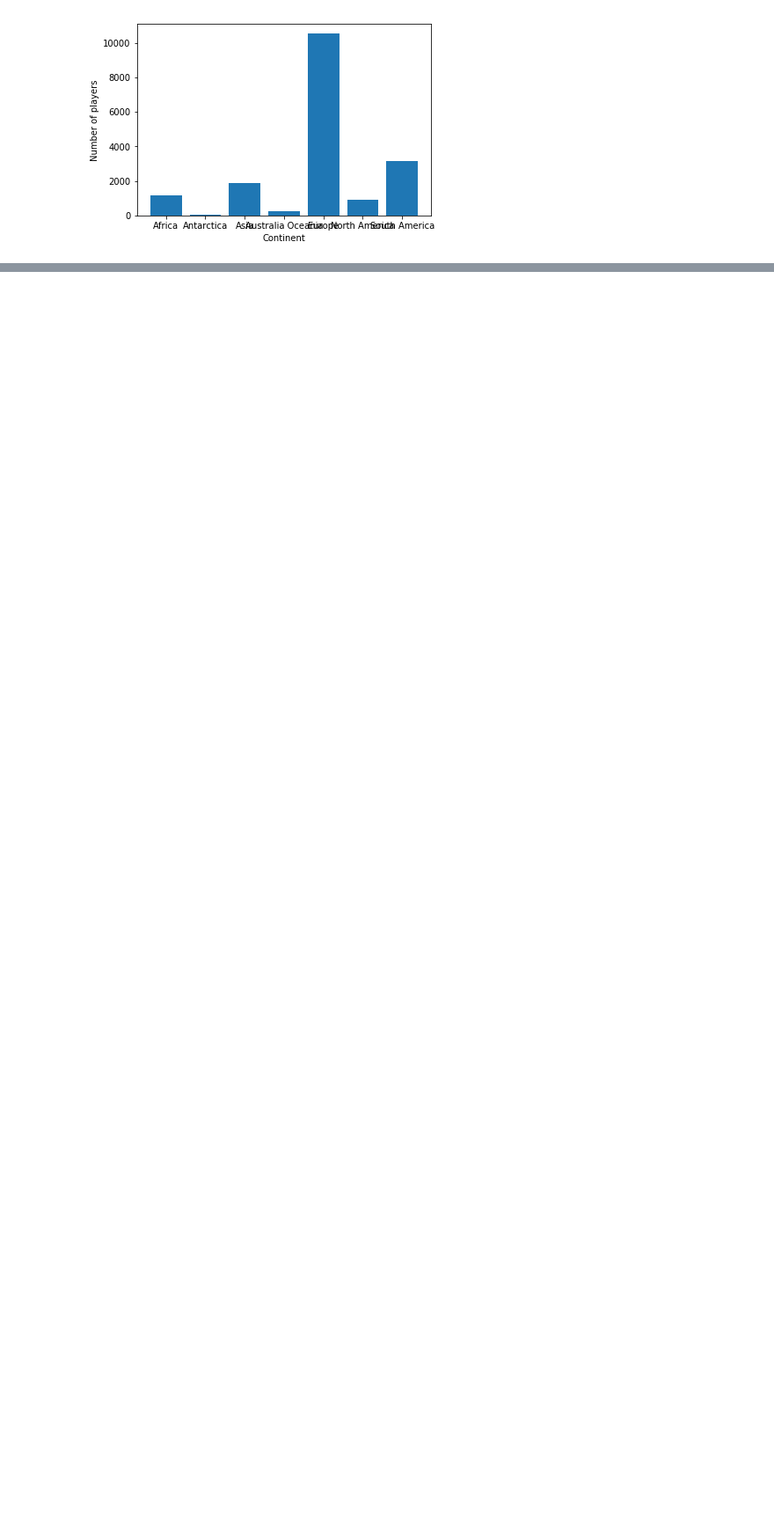
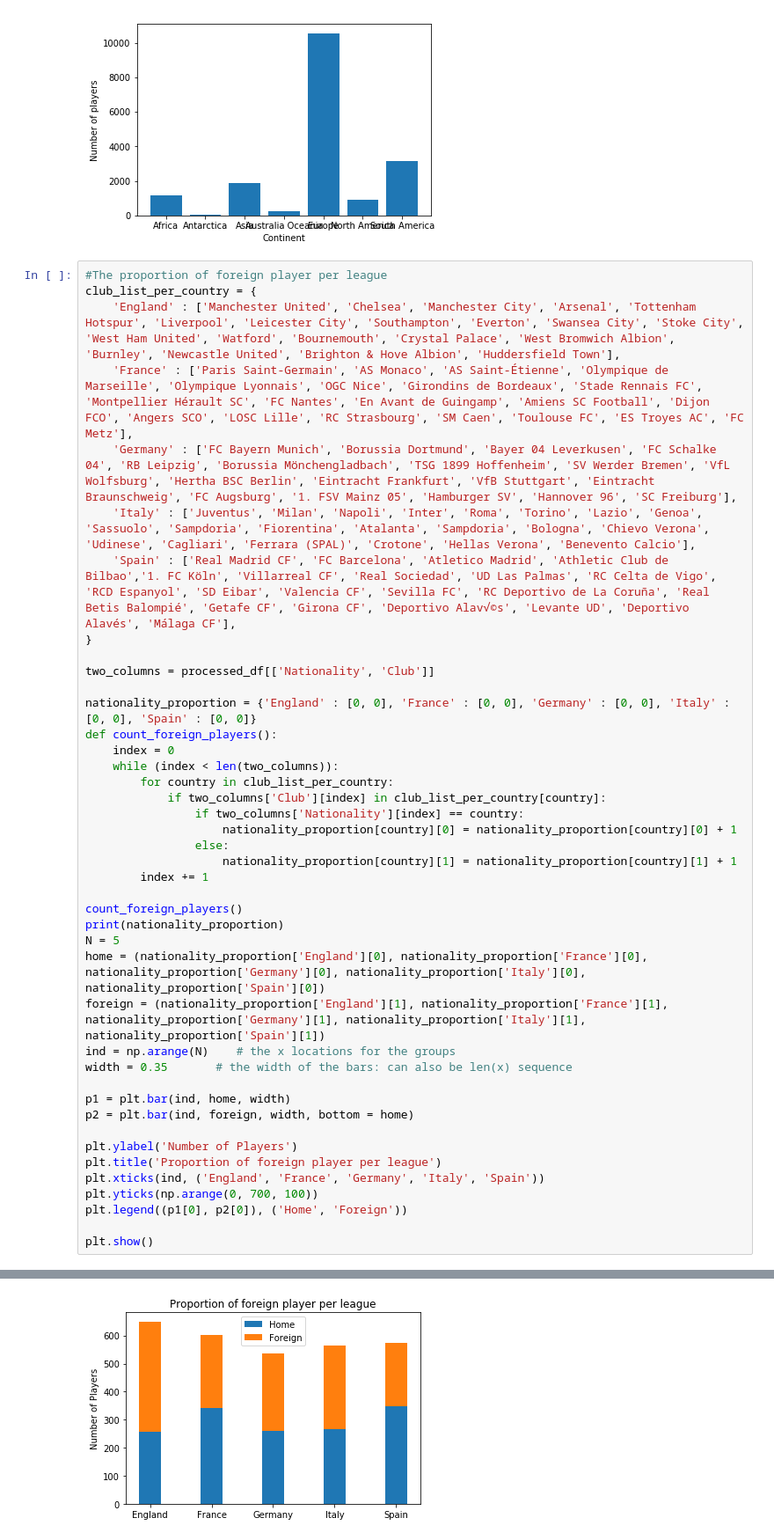
Before and after one commit to Fournierp/Fifa18, a Jupyter notebook: Fifa 18 Model.ipynb, the cells around one changed output, grey strips where cells are left out. Shown at 88% size. Cells and saved outputs as stored; diff of their text form; blank space fills up the shorter version.

Commit message:
Proportions

```diff
--- a/Fifa 18 Model.ipynb
+++ b/Fifa 18 Model.ipynb
@@ -136,3 +136,46 @@ plt.ylabel('Number of players')
 plt.show()
 # %% [output]
 [figure]
+# %%
+#The proportion of foreign player per league
+club_list_per_country = {
+    'England' : ['Manchester United', 'Chelsea', 'Manchester City', 'Arsenal', 'Tottenham Hotspur', 'Liverpool', 'Leicester City', 'Southampton', 'Everton', 'Swansea City', 'Stoke City', 'West Ham United', 'Watford', 'Bournemouth', 'Crystal Palace', 'West Bromwich Albion', 'Burnley', 'Newcastle United', 'Brighton & Hove Albion', 'Huddersfield Town'],
+    'France' : ['Paris Saint-Germain', 'AS Monaco', 'AS Saint-Étienne', 'Olympique de Marseille', 'Olympique Lyonnais', 'OGC Nice', 'Girondins de Bordeaux', 'Stade Rennais FC', 'Montpellier Hérault SC', 'FC Nantes', 'En Avant de Guingamp', 'Amiens SC Football', 'Dijon FCO', 'Angers SCO', 'LOSC Lille', 'RC Strasbourg', 'SM Caen', 'Toulouse FC', 'ES Troyes AC', 'FC Metz'],
+    'Germany' : ['FC Bayern Munich', 'Borussia Dortmund', 'Bayer 04 Leverkusen', 'FC Schalke 04', 'RB Leipzig', 'Borussia Mönchengladbach', 'TSG 1899 Hoffenheim', 'SV Werder Bremen', 'VfL Wolfsburg', 'Hertha BSC Berlin', 'Eintracht Frankfurt', 'VfB Stuttgart', 'Eintracht Braunschweig', 'FC Augsburg', '1. FSV Mainz 05', 'Hamburger SV', 'Hannover 96', 'SC Freiburg'],
+    'Italy' : ['Juventus', 'Milan', 'Napoli', 'Inter', 'Roma', 'Torino', 'Lazio', 'Genoa', 'Sassuolo', 'Sampdoria', 'Fiorentina', 'Atalanta', 'Sampdoria', 'Bologna', 'Chievo Verona', 'Udinese', 'Cagliari', 'Ferrara (SPAL)', 'Crotone', 'Hellas Verona', 'Benevento Calcio'],
+    'Spain' : ['Real Madrid CF', 'FC Barcelona', 'Atletico Madrid', 'Athletic Club de Bilbao','1. FC Köln', 'Villarreal CF', 'Real Sociedad', 'UD Las Palmas', 'RC Celta de Vigo', 'RCD Espanyol', 'SD Eibar', 'Valencia CF', 'Sevilla FC', 'RC Deportivo de La Coruña', 'Real Betis Balompié', 'Getafe CF', 'Girona CF', 'Deportivo Alav√©s', 'Levante UD', 'Deportivo Alavés', 'Málaga CF'],
+}
+
+two_columns = processed_df[['Nationality', 'Club']]
+
+nationality_proportion = {'England' : [0, 0], 'France' : [0, 0], 'Germany' : [0, 0], 'Italy' : [0, 0], 'Spain' : [0, 0]}
+def count_foreign_players():
+    index = 0
+    while (index < len(two_columns)):
+        for country in club_list_per_country:
+            if two_columns['Club'][index] in club_list_per_country[country]:
+                if two_columns['Nationality'][index] == country:
+                    nationality_proportion[country][0] = nationality_proportion[country][0] + 1
+                else:
+                    nationality_proportion[country][1] = nationality_proportion[country][1] + 1
+        index += 1
+
+count_foreign_players()
+print(nationality_proportion)
+N = 5
+home = (nationality_proportion['England'][0], nationality_proportion['France'][0], nationality_proportion['Germany'][0], nationality_proportion['Italy'][0], nationality_proportion['Spain'][0])
+foreign = (nationality_proportion['England'][1], nationality_proportion['France'][1], nationality_proportion['Germany'][1], nationality_proportion['Italy'][1], nationality_proportion['Spain'][1])
+ind = np.arange(N)    # the x locations for the groups
+width = 0.35       # the width of the bars: can also be len(x) sequence
+
+p1 = plt.bar(ind, home, width)
+p2 = plt.bar(ind, foreign, width, bottom = home)
+
+plt.ylabel('Number of Players')
+plt.title('Proportion of foreign player per league')
+plt.xticks(ind, ('England', 'France', 'Germany', 'Italy', 'Spain'))
+plt.yticks(np.arange(0, 700, 100))
+plt.legend((p1[0], p2[0]), ('Home', 'Foreign'))
+
+plt.show()
+# %% [output]
@@ -138,0 +183 @@ plt.show()
+[figure, added]
```
Also changed, not shown: parts of 1 cell of this notebook.
